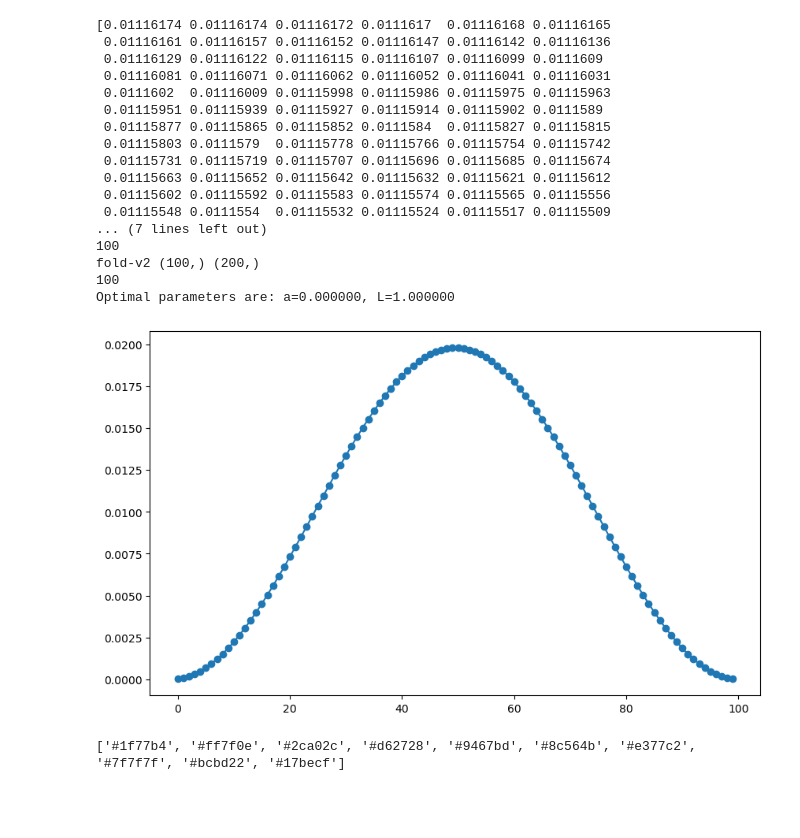
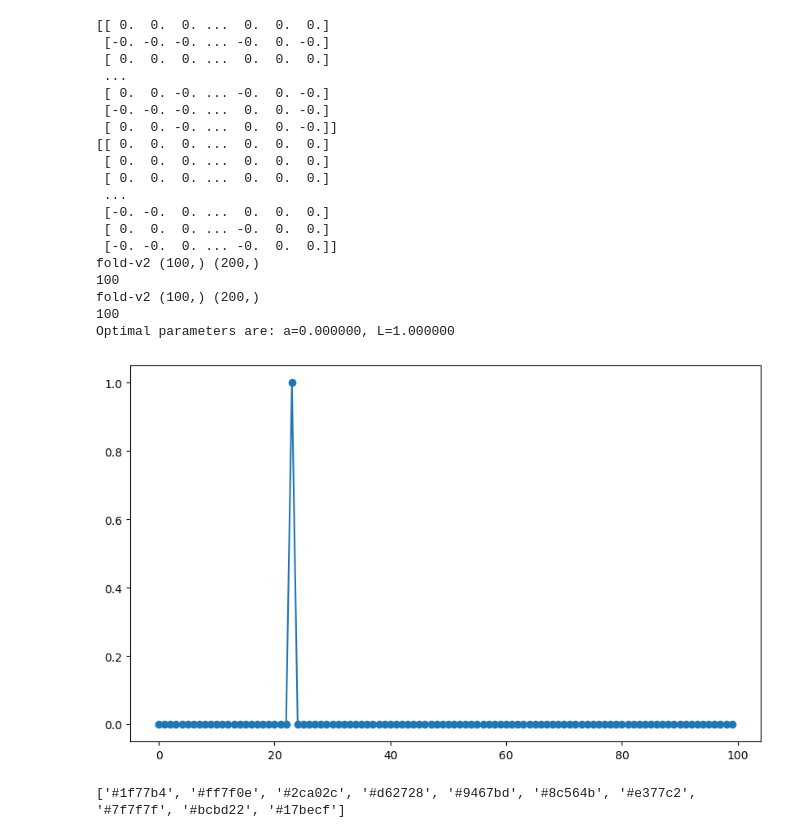
Before and after one commit to ofeypolv/dipbec, a Jupyter notebook: runs.ipynb, the cells around one changed output. Drawn from its saved outputs; the diff is of its cells as text; code cells hidden in the pictures; blank space fills up the shorter version.

```diff
--- a/runs.ipynb
+++ b/runs.ipynb
@@ -12,52 +12,63 @@ import matplotlib.cm as cm
 
 from scipy.optimize import curve_fit
 
 Ntubes = 100
-kx = 0.1
+kx = 10
 Uc = 1.0
-Ud = 0.1
+Ud = 0.0
 Ndisr = 100
-sigma = 0
+sigma = 0.1
+
+nb = np.random.uniform(1-sigma, 1+sigma, Ntubes)
 
 run1 = dipolarBEC.dipolarBEC(Ntubes, kx, Uc, Ud, Ndisr, sigma)
 
-print( run1.IPRAllDisr() )
-print( run1.IPRDisr() )
+#print( run1.IPRAllDisr() )
+#print( run1.IPRDisr() )
+val,U,V = run1.BogUV(nb)
+#print(val)
+np.set_printoptions(precision=5, suppress=True)
+#print(U.shape)
+#print(V.shape)
+print(U)
+print(V)
 
 def func(x, a, L):
     return a * np.exp(x/L)
 
 xdata = range(len(run1.wfLowestState()))
 print(len(xdata))
 ydata = run1.wfLowestState()
 print(len(ydata))
 
 popt, pcov = curve_fit(func, xdata, ydata)
 # Print the optimal parameters a, L
 print("Optimal parameters are: a=%f, L=%f" % (popt[0], popt[1]))
 
 plt.figure(figsize=(10,6))
 plt.plot(xdata, ydata, marker='o')
 plt.show()
 # %% [output]
-[0.01116174 0.01116174 0.01116172 0.0111617  0.01116168 0.01116165
- 0.01116161 0.01116157 0.01116152 0.01116147 0.01116142 0.01116136
- 0.01116129 0.01116122 0.01116115 0.01116107 0.01116099 0.0111609
- 0.01116081 0.01116071 0.01116062 0.01116052 0.01116041 0.01116031
- 0.0111602  0.01116009 0.01115998 0.01115986 0.01115975 0.01115963
- 0.01115951 0.01115939 0.01115927 0.01115914 0.01115902 0.0111589
- 0.01115877 0.01115865 0.01115852 0.0111584  0.01115827 0.01115815
- 0.01115803 0.0111579  0.01115778 0.01115766 0.01115754 0.01115742
- 0.01115731 0.01115719 0.01115707 0.01115696 0.01115685 0.01115674
- 0.01115663 0.01115652 0.01115642 0.01115632 0.01115621 0.01115612
- 0.01115602 0.01115592 0.01115583 0.01115574 0.01115565 0.01115556
- 0.01115548 0.0111554  0.01115532 0.01115524 0.01115517 0.01115509
-... (7 lines left out)
+[[ 0.  0.  0. ...  0.  0.  0.]
+ [-0. -0. -0. ... -0.  0. -0.]
+ [ 0.  0.  0. ...  0.  0.  0.]
+ ...
+ [ 0.  0. -0. ... -0.  0. -0.]
+ [-0. -0. -0. ...  0.  0. -0.]
+ [ 0.  0. -0. ...  0.  0. -0.]]
+[[ 0.  0.  0. ...  0.  0.  0.]
+ [ 0.  0.  0. ...  0.  0.  0.]
+ [ 0.  0.  0. ...  0.  0.  0.]
+ ...
+ [-0. -0.  0. ...  0.  0.  0.]
+ [ 0.  0.  0. ... -0.  0.  0.]
+ [-0. -0.  0. ... -0.  0.  0.]]
+fold-v2 (100,) (200,)
 100
 fold-v2 (100,) (200,)
 100
 Optimal parameters are: a=0.000000, L=1.000000
-[figure, old version]
+[figure, new version]
 # %%
 # now we would like to make fancy plots
 # %%
```
Also changed, not shown: parts of 12 cells of this notebook, 11 other files.
